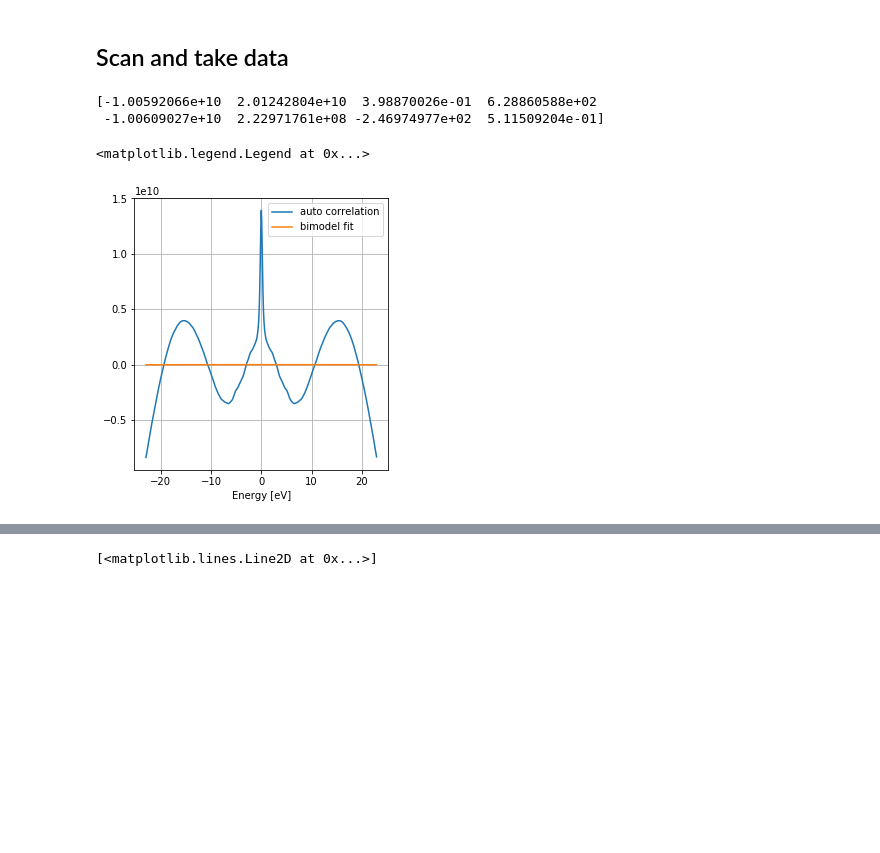
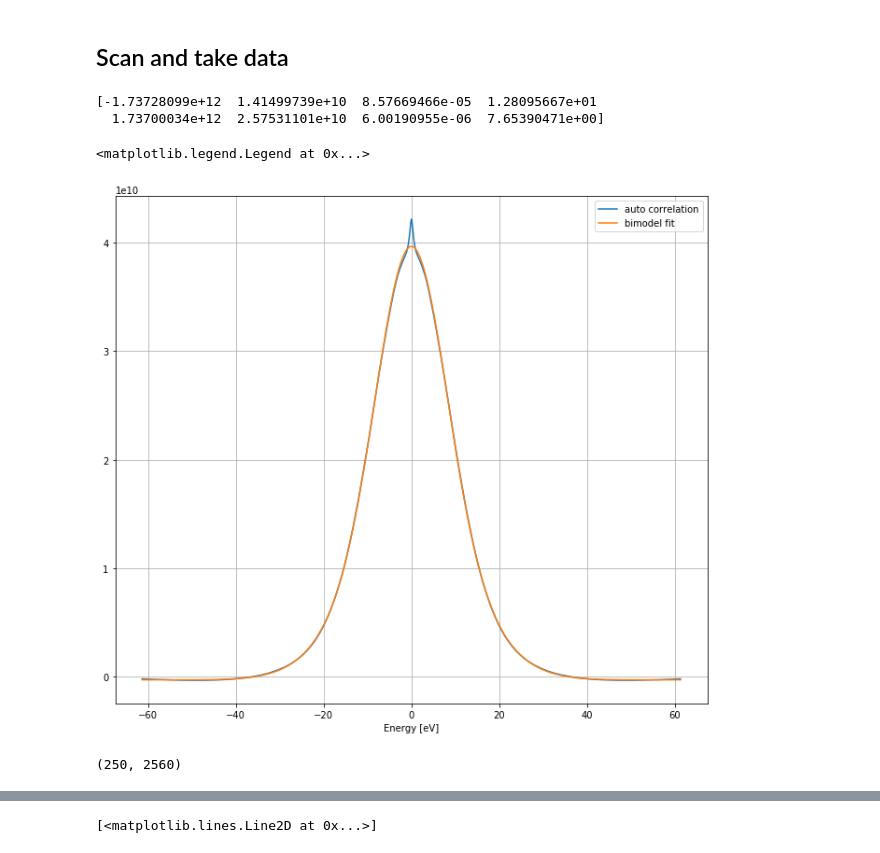
Before and after one commit to arrellc/PhotonDiagControl, a Jupyter notebook: Beamline/PSSS_auto_corr_focus.ipynb, the cells around one changed output, grey strips where cells are left out. Cells and saved outputs as stored; diff of their text form; code cells hidden in the pictures; blank space fills up the shorter version.

```diff
--- a/Beamline/PSSS_auto_corr_focus.ipynb
+++ b/Beamline/PSSS_auto_corr_focus.ipynb
@@ -50,7 +50,14 @@ def PSSS_screen_z_scan(Range, NumShots):
             sleep(1)
         screen_scan.append(np.array(Spectrum_this_energy))
 
-    return(np.array(screen_scan))
+    spec_out = rm_bkg(np.array(screen_scan))
+
+    return spec_out
+
+def rm_bkg(spec):
+    for i in range(0,spec.shape[0]):
+        spec[i] = spec[i] - spec[i].mean(axis=0)[0:100].mean()
+    return spec
 
 def gauss(x, H, A, x0, sigma):
     return H + A * np.exp(-(x - x0) ** 2 / (2 * sigma ** 2))
@@ -96,7 +103,7 @@ def auto_corr(e_axis, Spec):
 def bimodal_fit(x, y):
     mean = sum(x * y) / sum(y)
     sigma = np.sqrt(sum(y * (x - mean) ** 2) / sum(y))
-    popt, pcov = curve_fit(bimodal, x, y, p0=[min(y), max(y)-min(y), mean, sigma,min(y), (max(y)-min(y))/100, mean, sigma/1000])
+    popt, pcov = curve_fit(bimodal, x, y, p0=[min(y), max(y)-min(y), mean, sigma,min(y), max(y), mean/100, sigma/100])
 #     popt, pcov = curve_fit(bimodal, x, y, p0=[min(y), max(y), mean, sigma, min(y), max(y), mean/10, sigma/10])
 
     return popt
@@ -104,7 +111,7 @@ def bimodal_fit(x, y):
 def trimodal_fit(x, y):
     mean = sum(x * y) / sum(y)
     sigma = np.sqrt(sum(y * (x - mean) ** 2) / sum(y))
-    popt, pcov = curve_fit(trimodal, x, y, p0=[min(y), max(y), mean, sigma,min(y), max(y), mean, sigma, min(y), max(y), mean/10, sigma/10])
+    popt, pcov = curve_fit(trimodal, x, y, p0=[min(y), max(y), mean, sigma,min(y), max(y), mean, sigma, min(y), max(y), mean/100, sigma/100])
     return popt
 # %% [markdown]
 ## User inputs - define travel range of crystal
@@ -125,7 +132,7 @@ peak_width = []
 spectral_width = []
 for i in range(0, len(screen_z_range)):
     lags, mean_cor = auto_corr(e_axis,Scan_spec[i])
-    mean_cor = mean_cor - mean_cor[0:10].mean()
+#     mean_cor = mean_cor - mean_cor[0:10].mean()
     lags = lags.astype(dtype=np.float32)
     mean_cor = mean_cor.astype(dtype=np.float32)
 
@@ -138,31 +145,31 @@ for i in range(0, len(screen_z_range)):
     spectral_width.append(2.355*bpopt[3])
 print(bpopt)
 # %% [output]
-[-1.00592066e+10  2.01242804e+10  3.98870026e-01  6.28860588e+02
- -1.00609027e+10  2.22971761e+08 -2.46974977e+02  5.11509204e-01]
+[-1.73728099e+12  1.41499739e+10  8.57669466e-05  1.28095667e+01
+  1.73700034e+12  2.57531101e+10  6.00190955e-06  7.65390471e+00]
 # %%
 # popt = gauss_fit(lags, mean_cor)
 # bpopt = bimodal_fit(lags, mean_cor)
 # peak_width = 2.355*bpopt[-1]
 # spectral_width = 2.355*bpopt[3]
 # %%
-plt.figure(figsize=[10,5])
+plt.figure(figsize=[25,10])
 # plt.suptitle('Run: '+ run_name[-10:] +'\nSpectal width %.2f'%spectral_width+ ' [eV], spike width %.2f'%peak_width+ ' [eV]')
 plt.subplot(121)
 plt.plot(lags,mean_cor, label ='auto correlation')
 plt.plot(lags,bimodal(lags,*bpopt), label ='bimodel fit')
 # plt.plot(lags,trimodal(lags,*tpopt), label ='bimodel fit')
 
 plt.xlabel('Energy [eV]')
 plt.grid(True)
 plt.legend()
 # plt.subplot(122)
 # plt.plot(lags,gauss(lags,*bpopt[-4:]), label ='Gauss fit')
 # plt.xlabel('Energy [eV]')
 # plt.xlim([-5*bpopt[-1],5*bpopt[-1]])
 # plt.legend()
 # plt.grid(True)
 # plt.tight_layout()
 # %% [output]
 <matplotlib.legend.Legend at 0x...>
-[figure, old version]
+[figure, new version]
@@ -168,0 +179,4 @@ plt.legend()
+# %%
+test.shape
+# %% [output]
+(250, 2560)
```
Also changed, not shown: parts of 3 cells of this notebook, 18 other files.
